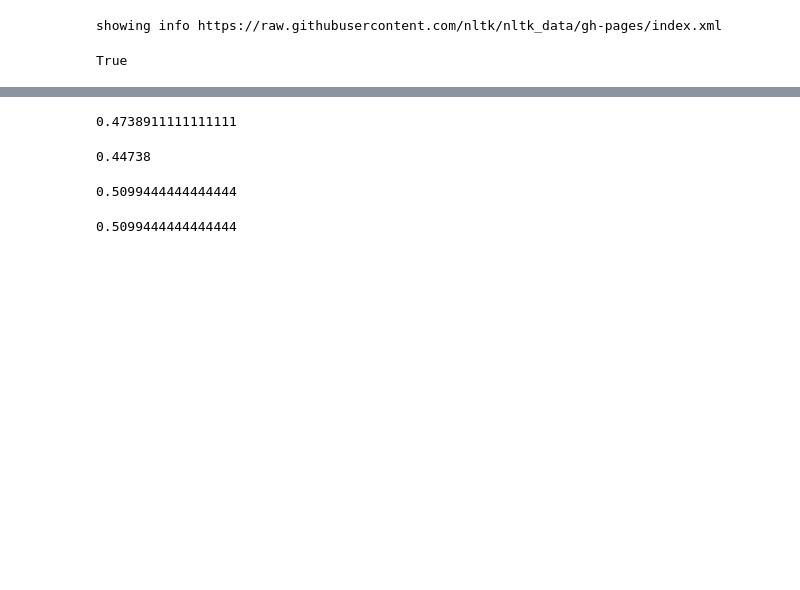
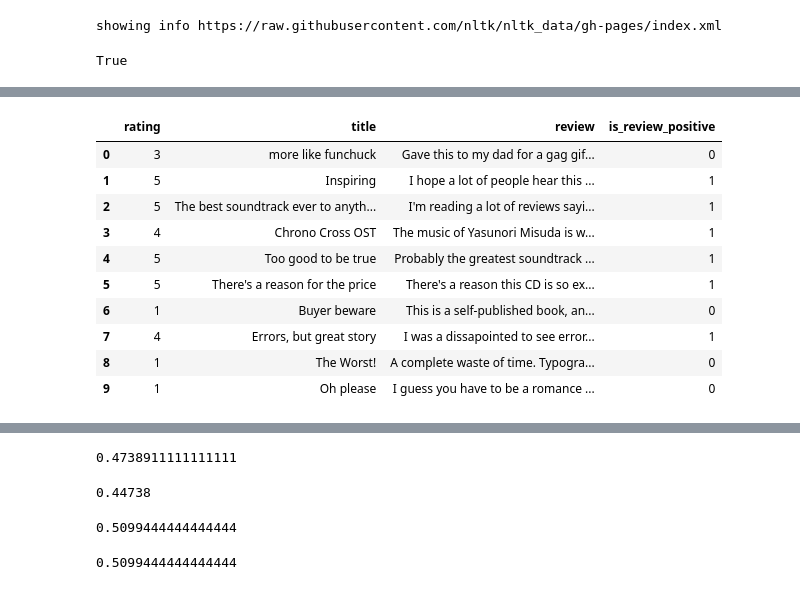
Before and after one commit to 6lidavid/amazon-nlp, a Jupyter notebook: bagOfWordsModel.ipynb, the cells around one changed output, grey strips where cells are left out. Drawn from its saved outputs; the diff is of its cells as text; code cells hidden in the pictures; blank space fills up the shorter version.

```diff
--- a/bagOfWordsModel.ipynb
+++ b/bagOfWordsModel.ipynb
@@ -19,5 +19,21 @@ Requirement already satisfied: scipy>=0.17.0 in /anaconda3/envs/amazon-nlp-env/l
 # %%
 trainData = pd.read_csv('./data/amazon_review_full_csv/train.csv', header=None, names=['rating', 'title', 'review'])
+# %%
+trainData["is_review_positive"] = trainData["rating"].apply(lambda x: 1 if x >= 4 else 0)
+# %%
+trainData.head(10)
+# %% [output]
+|  | rating | title | review | is_review_positive |
+| 0 | 3 | more like funchuck | Gave this to my dad for a gag gif... | 0 |
+| 1 | 5 | Inspiring | I hope a lot of people hear this ... | 1 |
+| 2 | 5 | The best soundtrack ever to anyth... | I'm reading a lot of reviews sayi... | 1 |
+| 3 | 4 | Chrono Cross OST | The music of Yasunori Misuda is w... | 1 |
+| 4 | 5 | Too good to be true | Probably the greatest soundtrack ... | 1 |
+| 5 | 5 | There's a reason for the price | There's a reason this CD is so ex... | 1 |
+| 6 | 1 | Buyer beware | This is a self-published book, an... | 0 |
+| 7 | 4 | Errors, but great story | I was a dissapointed to see error... | 1 |
+| 8 | 1 | The Worst! | A complete waste of time. Typogra... | 0 |
+| 9 | 1 | Oh please | I guess you have to be a romance ... | 0 |
 # %%
 # reviews = trainData.head(100000).review.get_values()
 reviews = trainData.review.get_values()
```
Also changed, not shown: parts of 52 cells of this notebook, 1 other file.
